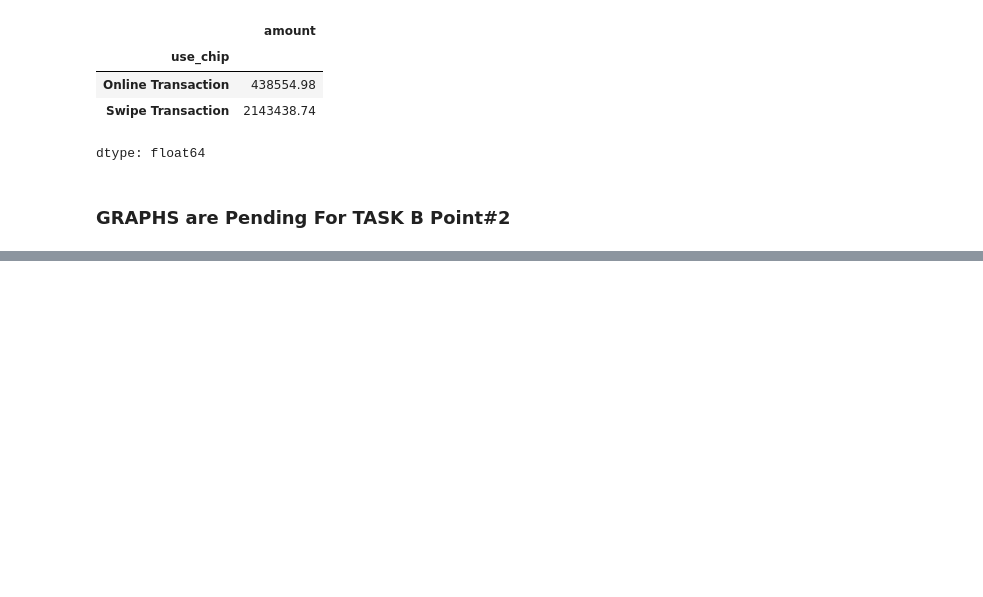
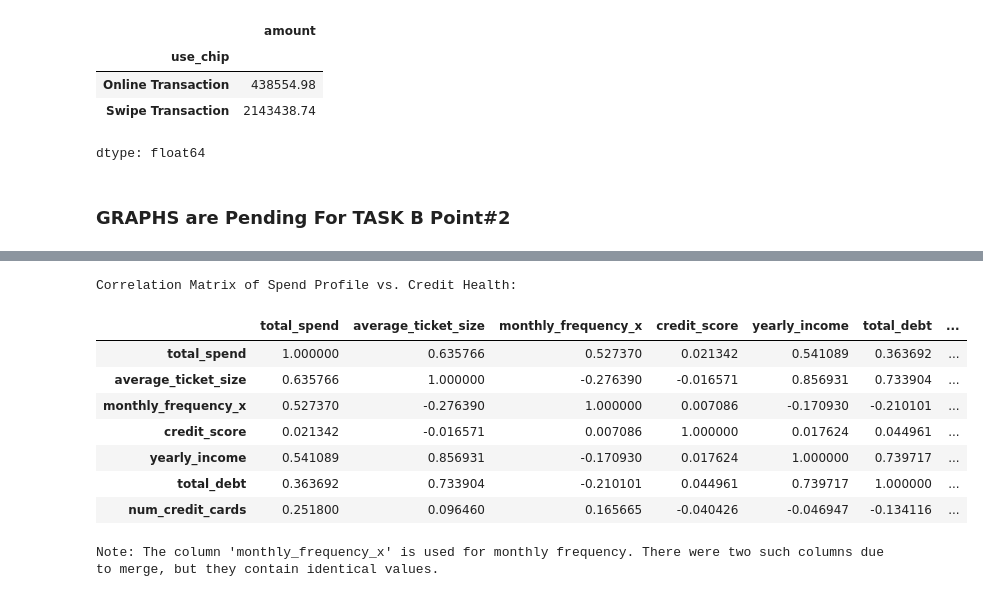
Before and after one commit to pamalsingh/Data_Driven_Analysis, a Jupyter notebook: Pamal_Singh_CPDA_B1.ipynb, the cells around one changed output, grey strips where cells are left out. Cells and saved outputs as stored; diff of their text form; code cells hidden in the pictures; blank space fills up the shorter version.

```diff
--- a/Pamal_Singh_CPDA_B1.ipynb
+++ b/Pamal_Singh_CPDA_B1.ipynb
@@ -360,0 +455,29 @@ dtype: float64
+# %%
+correlation_columns = [
+    'total_spend',
+    'average_ticket_size',
+    'monthly_frequency_x', # Using one of the monthly frequency columns
+    'credit_score',
+    'yearly_income',
+    'total_debt',
+    'num_credit_cards'
+]
+
+# Calculate the correlation matrix
+correlation_matrix = merged_df[correlation_columns].corr()
+
+print("Correlation Matrix of Spend Profile vs. Credit Health:")
+display(correlation_matrix)
+
+print("\nNote: The column 'monthly_frequency_x' is used for monthly frequency. There were two such columns due to merge, but they contain identical values.")
+# %% [output]
+Correlation Matrix of Spend Profile vs. Credit Health:
+|  | total_spend | average_ticket_size | monthly_frequency_x | credit_score | yearly_income | total_debt | ... |
+| total_spend | 1.000000 | 0.635766 | 0.527370 | 0.021342 | 0.541089 | 0.363692 | ... |
+| average_ticket_size | 0.635766 | 1.000000 | -0.276390 | -0.016571 | 0.856931 | 0.733904 | ... |
+| monthly_frequency_x | 0.527370 | -0.276390 | 1.000000 | 0.007086 | -0.170930 | -0.210101 | ... |
+| credit_score | 0.021342 | -0.016571 | 0.007086 | 1.000000 | 0.017624 | 0.044961 | ... |
+| yearly_income | 0.541089 | 0.856931 | -0.170930 | 0.017624 | 1.000000 | 0.739717 | ... |
+| total_debt | 0.363692 | 0.733904 | -0.210101 | 0.044961 | 0.739717 | 1.000000 | ... |
+| num_credit_cards | 0.251800 | 0.096460 | 0.165665 | -0.040426 | -0.046947 | -0.134116 | ... |
+Note: The column 'monthly_frequency_x' is used for monthly frequency. There were two such columns due to merge, but they contain identical values.
```
Also changed, not shown: parts of 18 cells of this notebook.
